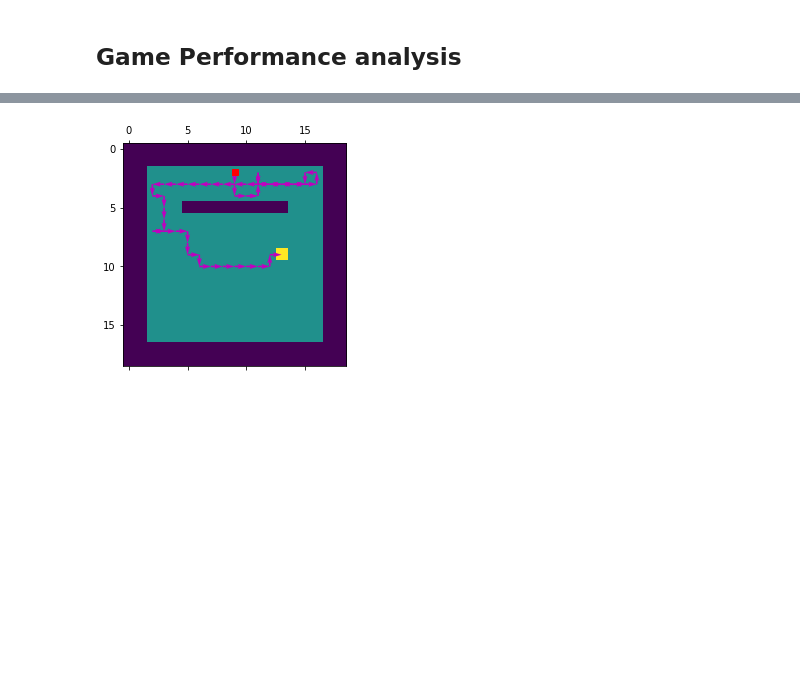
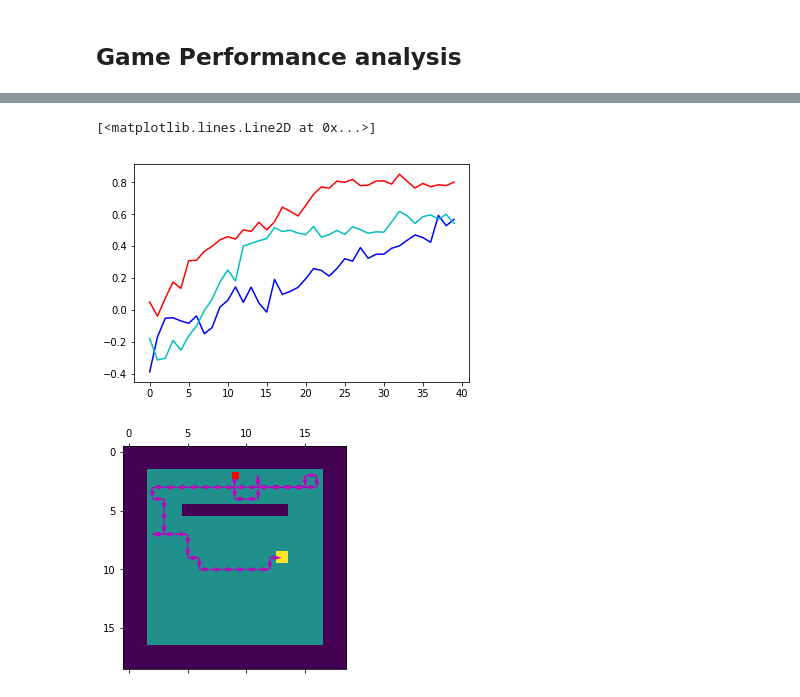
Before and after one commit to fexutie/navigation, a Jupyter notebook: test_shortcut/reinforce-gridworld-rnn_various_size_RLS3_with_10_info_wall_strategy_analysis-39.ipynb, the cells around one changed output, grey strips where cells are left out. Saved outputs shown, nothing was run; the diff lists cells and outputs as text; code cells hidden in the pictures; blank space fills up the shorter version.

```diff
--- a/test_shortcut/reinforce-gridworld-rnn_various_size_RLS3_with_10_info_wall_strategy_analysis-39.ipynb
+++ b/test_shortcut/reinforce-gridworld-rnn_various_size_RLS3_with_10_info_wall_strategy_analysis-39.ipynb
@@ -104,21 +104,15 @@ pregame.net.load_state_dict(torch.load(weight))
 **The behaviour is best analyzed by pwd and methods in different sizes of arena, in order to see the strategy is mediated by which loop, the big enviromental feedback(low freq related to size) or small action feedbakd(high freq)**
 
 we take what shows good performance and send it for analysis
-# %%
-PCAs = []
-weight = 'weights_fix/weights1/rnn_1515tanh512_checkpoint0_0_9'
-for size in [15]:
-    pca = PCA(weight = weight, size = size)
-    pca.pca()
-    PCAs.append(pca.vals[:10]/np.sum(pca.vals))
-# plt.plot(pca.vals[:10]/np.sum(pca.vals))
 # %%
-for iters in np.arange(5, 16, 2):
-    weight ='weights_fix3/weights3/rnn_1515tanh512_checkpoint39_1_{}'.format(iters)
+Performance_39 = []
+for iters in np.arange(40):
+    weight ='weights_fix4/rnn_1515tanh512_checkpoint39_1_{}'.format(iters)
     pregame = PretrainTest(weight_write = weight, holes = 0, inputs_type = (1, 0))
     pregame.game.net.load_state_dict(torch.load(weight))
 #     pregame.game.grid.grid[ry : ry + 1, rx + 4 : rx + 6] = 0
     grid =  pregame.game.grid.grid.copy()
     pregame.TestAllSizes(size_range = [15], limit_set = 8, test_size = 0, grid = grid)
     print (pregame.Performance)
+    Performance_39.append(pregame.Performance)
 # %% [output]
@@ -131,9 +138,12 @@ for iters in np.arange(5, 16, 2):
 # %%
-for start in np.arange(2, 17):
-    weight ='weights_fix3/weights3/rnn_1515tanh512_checkpoint39_1_9'
+Performance_0 = []
+for iters in np.arange(40):
+    weight ='weights_fix/rnn_1515tanh512_checkpoint0_0_{}'.format(iters)
     pregame = PretrainTest(weight_write = weight, holes = 0, inputs_type = (1, 0))
     pregame.game.net.load_state_dict(torch.load(weight))
+#     pregame.game.grid.grid[ry : ry + 1, rx + 4 : rx + 6] = 0
     grid =  pregame.game.grid.grid.copy()
-    pregame.TestAllSizes(size_range = [15], limit_set = 2, test_size = 0, grid = grid, start = (4, start))
+    pregame.TestAllSizes(size_range = [15], limit_set = 8, test_size = 0, grid = grid)
     print (pregame.Performance)
+    Performance_0.append(pregame.Performance)
 # %% [output]
@@ -155,3 +199,12 @@ for start in np.arange(2, 17):
+# %%
+Performance_39_shuffle = np.load('Performance_39_shuffle.npy')
+# %%
+plt.plot(Performance_0, 'b')
+plt.plot(Performance_39, 'r')
+plt.plot(Performance_39_shuffle, 'c')
+# %% [output]
+[<matplotlib.lines.Line2D at 0x...>]
+[figure, added]
 # %%
 size = 15
 PC_traces = []
```
Also changed, not shown: parts of 17 cells of this notebook.
